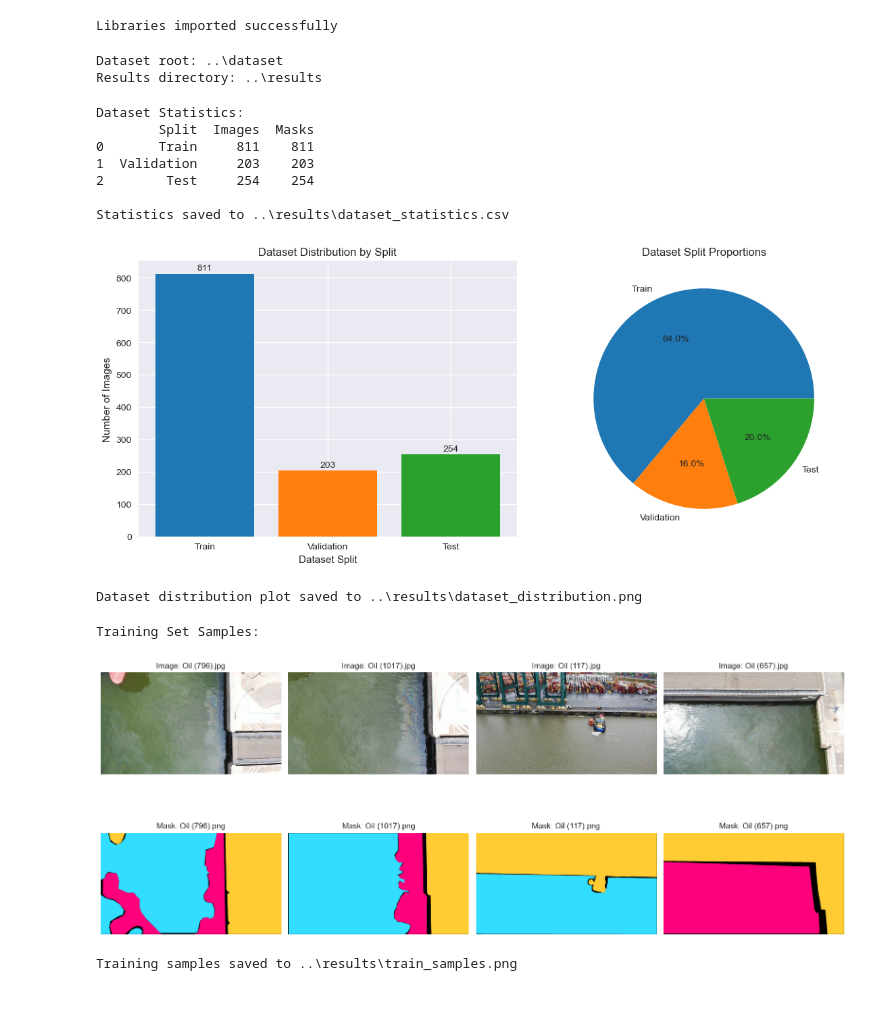
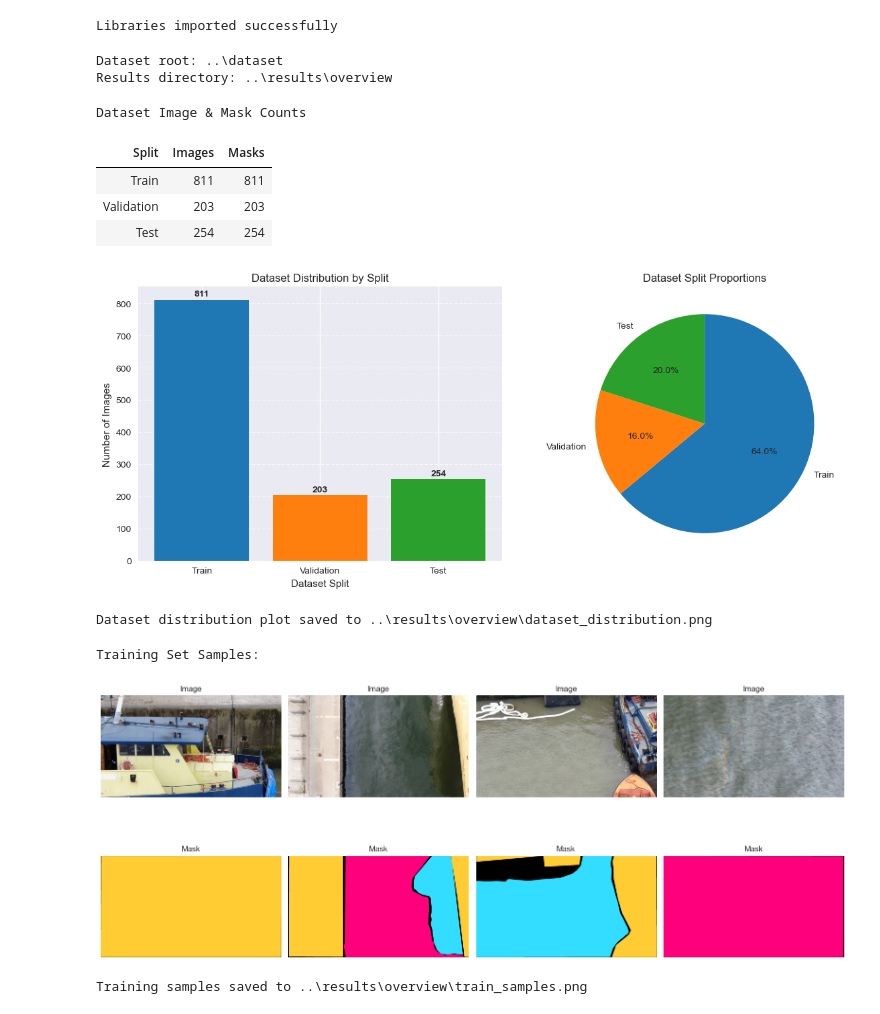
Before and after one commit to Khushi-51/AI_SpillGuard_OSD-Khushi, a Jupyter notebook: Khushi/notebooks/00_dataset_overview.ipynb, the cells around one changed output. Cells and saved outputs as stored; diff of their text form; code cells hidden in the pictures.

```diff
--- a/Khushi/notebooks/00_dataset_overview.ipynb
+++ b/Khushi/notebooks/00_dataset_overview.ipynb
@@ -32,7 +30,7 @@ print("Libraries imported successfully")
 # %% [output]
 Libraries imported successfully
 # %%
-# Define dataset paths
+#dataset paths
 DATASET_ROOT = Path('../dataset')
 TRAIN_IMAGES = DATASET_ROOT / 'train' / 'images'
 TRAIN_MASKS = DATASET_ROOT / 'train' / 'masks'
@@ -41,23 +39,21 @@ VAL_MASKS = DATASET_ROOT / 'val' / 'masks'
 TEST_IMAGES = DATASET_ROOT / 'test' / 'images'
 TEST_MASKS = DATASET_ROOT / 'test' / 'masks'
 
-# Create results directory
-RESULTS_DIR = Path('../results')
+#results
+RESULTS_DIR = Path('../results/overview')
 RESULTS_DIR.mkdir(exist_ok=True)
 
 print(f"Dataset root: {DATASET_ROOT}")
 print(f"Results directory: {RESULTS_DIR}")
 # %% [output]
 Dataset root: ..\dataset
-Results directory: ..\results
+Results directory: ..\results\overview
 # %%
-# Function to count files in directory
 def count_files(directory):
     if directory.exists():
         return len([f for f in directory.iterdir() if f.is_file()])
     return 0
 
-# Dataset statistics
 dataset_stats = {
     'Split': ['Train', 'Validation', 'Test'],
     'Images': [count_files(TRAIN_IMAGES), count_files(VAL_IMAGES), count_files(TEST_IMAGES)],
@@ -65,36 +61,41 @@ dataset_stats = {
 }
 
 df_stats = pd.DataFrame(dataset_stats)
-print("Dataset Statistics:")
-print(df_stats)
 
-# Save statistics
 df_stats.to_csv(RESULTS_DIR / 'dataset_statistics.csv', index=False)
-print(f"\nStatistics saved to {RESULTS_DIR / 'dataset_statistics.csv'}")
+
+from IPython.display import display
+styled_stats = (
+    df_stats.style
+    .set_caption("Dataset Image & Mask Counts")
+    .set_properties(**{'background-color': '#f0f8ff',
+                       'color': 'black',
+                       'border': '1px solid black'})
+    .hide(axis="index")
+)
+display(styled_stats)
 # %% [output]
-Dataset Statistics:
-        Split  Images  Masks
-0       Train     811    811
-1  Validation     203    203
-2        Test     254    254
-
-Statistics saved to ..\results\dataset_statistics.csv
+Dataset Image & Mask Counts
+| Split | Images | Masks |
+| Train | 811 | 811 |
+| Validation | 203 | 203 |
+| Test | 254 | 254 |
 # %%
-# Visualize dataset distribution
 fig, (ax1, ax2) = plt.subplots(1, 2, figsize=(12, 5))
 
-# Bar plot for dataset splits
-ax1.bar(df_stats['Split'], df_stats['Images'], color=['#1f77b4', '#ff7f0e', '#2ca02c'])
+bars = ax1.bar(df_stats['Split'], df_stats['Images'], color=['#1f77b4', '#ff7f0e', '#2ca02c'])
 ax1.set_title('Dataset Distribution by Split')
 ax1.set_ylabel('Number of Images')
 ax1.set_xlabel('Dataset Split')
+ax1.grid(axis='y', linestyle='--', alpha=0.7)
 
-# Add value labels on bars
-for i, v in enumerate(df_stats['Images']):
-    ax1.text(i, v + 5, str(v), ha='center', va='bottom')
+for bar in bars:
+    height = bar.get_height()
+    ax1.text(bar.get_x() + bar.get_width()/2, height + 5, str(height),
+             ha='center', va='bottom', fontsize=10, fontweight='bold')
 
-# Pie chart for total distribution
 ax2.pie(df_stats['Images'], labels=df_stats['Split'], autopct='%1.1f%%',
+        startangle=90, counterclock=False,
         colors=['#1f77b4', '#ff7f0e', '#2ca02c'])
 ax2.set_title('Dataset Split Proportions')
 
@@ -104,56 +105,50 @@ plt.show()
 
 print(f"Dataset distribution plot saved to {RESULTS_DIR / 'dataset_distribution.png'}")
 # %% [output]
-[figure, old version]
+[figure, new version]
-Dataset distribution plot saved to ..\results\dataset_distribution.png
+Dataset distribution plot saved to ..\results\overview\dataset_distribution.png
 # %%
-# Function to load and display sample images
-def display_sample_images(image_dir, mask_dir, num_samples=4):
+def display_sample_images(image_dir, mask_dir, num_samples=4, seed=42):
+    np.random.seed(seed)
     image_files = list(image_dir.glob('*'))
 
     if len(image_files) == 0:
         print(f"No images found in {image_dir}")
         return
 
-    # Select random samples
     sample_files = np.random.choice(image_files, min(num_samples, len(image_files)), replace=False)
 
     fig, axes = plt.subplots(2, num_samples, figsize=(16, 8))
 
     for i, img_path in enumerate(sample_files):
-        # Load image
         image = Image.open(img_path)
 
-        # Find corresponding mask
-        mask_path = mask_dir / img_path.with_suffix('.png').name
+        mask_path = mask_dir / (img_path.stem + '.png')
 
-        # Display image
         axes[0, i].imshow(image)
-        axes[0, i].set_title(f'Image: {img_path.name}')
+        axes[0, i].set_title('Image')
         axes[0, i].axis('off')
 
-        # Display mask if exists
         if mask_path.exists():
             mask = Image.open(mask_path)
             axes[1, i].imshow(mask, cmap='gray')
-            axes[1, i].set_title(f'Mask: {mask_path.name}')
+            axes[1, i].set_title('Mask')
         else:
             axes[1, i].text(0.5, 0.5, 'No Mask', ha='center', va='center')
-            axes[1, i].set_title('Mask: Not Found')
+            axes[1, i].set_title('Mask Not Found')
 
         axes[1, i].axis('off')
 
     plt.tight_layout()
     return fig
 
-# Display training samples
 print("Training Set Samples:")
 fig_train = display_sample_images(TRAIN_IMAGES, TRAIN_MASKS, 4)
 if fig_train:
     fig_train.savefig(RESULTS_DIR / 'train_samples.png', dpi=300, bbox_inches='tight')
     plt.show()
     print(f"Training samples saved to {RESULTS_DIR / 'train_samples.png'}")
 # %% [output]
 Training Set Samples:
-[figure, old version]
+[figure, new version]
-Training samples saved to ..\results\train_samples.png
+Training samples saved to ..\results\overview\train_samples.png
```
Also changed, not shown: parts of 4 cells of this notebook, 4 other files.
